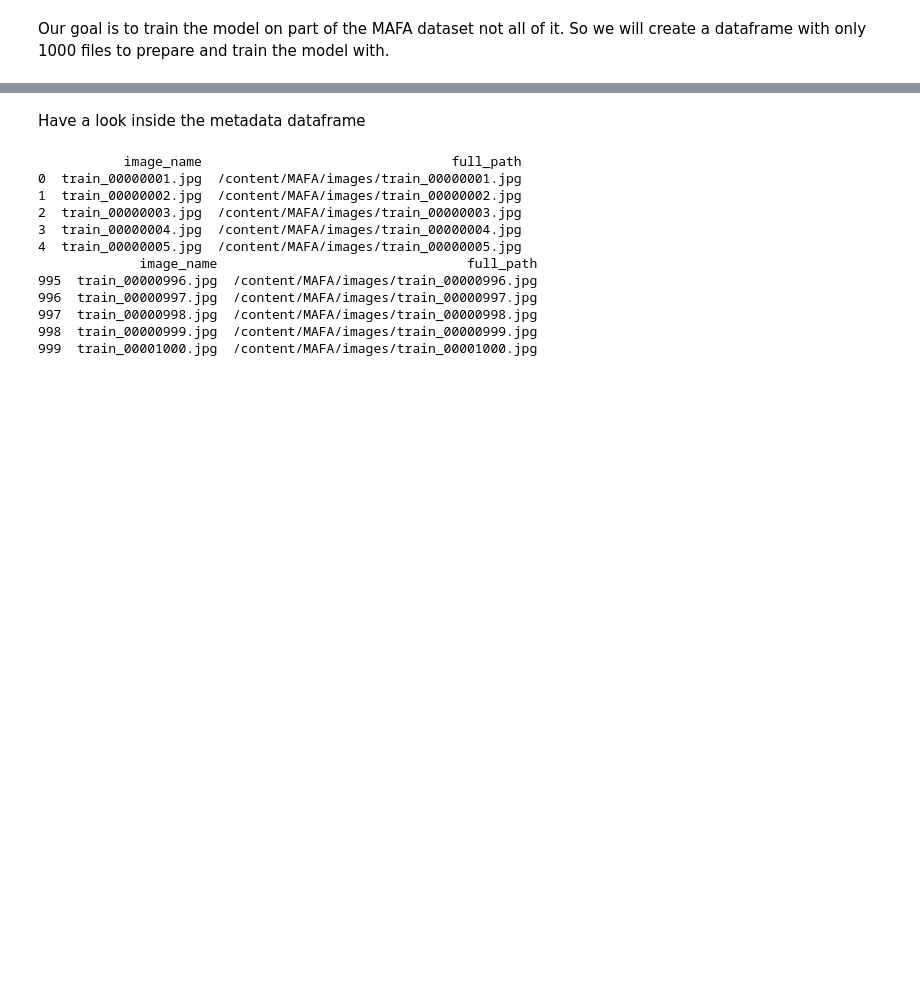
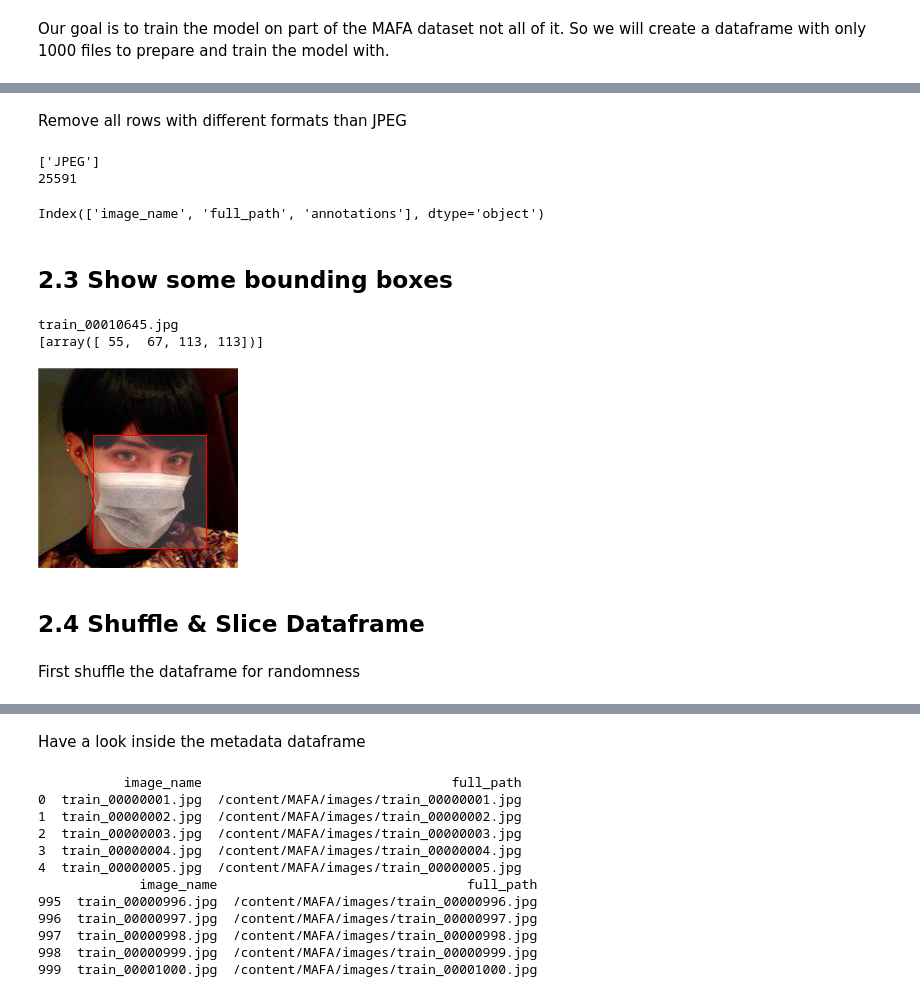
Before and after one commit to Heba-Atef99/FaceBoxes_Tensorflow, a Jupyter notebook: Training/prepare_data/explore_and_prepare_MAFA.ipynb, the cells around one changed output, grey strips where cells are left out. Saved outputs shown, nothing was run; the diff lists cells and outputs as text; code cells hidden in the pictures; blank space fills up the shorter version.

```diff
--- a/Training/prepare_data/explore_and_prepare_MAFA.ipynb
+++ b/Training/prepare_data/explore_and_prepare_MAFA.ipynb
@@ -102,0 +225,14 @@ Our goal is to train the model on part of the MAFA dataset not all of it. So we
+# %%
+def check_format(image_path):
+  with tf.io.gfile.GFile(image_path, 'rb') as f:
+      encoded_jpg = f.read()
+
+  # check image format
+  encoded_jpg_io = io.BytesIO(encoded_jpg)
+  image = Image.open(encoded_jpg_io)
+  if image.format != 'JPEG':
+    return image.format
+  return 'JPEG'
+
+metadata['format'] = metadata.full_path
+metadata['format'] = metadata.format.apply(lambda x: check_format(x))
@@ -102,0 +263,46 @@ Our goal is to train the model on part of the MAFA dataset not all of it. So we
+# %% [markdown]
+Remove all rows with different formats than JPEG
+# %%
+metadata.drop(metadata[metadata['format'] != 'JPEG'].index, inplace = True)
+print(metadata.format.unique())
+print(len(metadata))
+del metadata['format']
+metadata.columns
+# %% [output]
+['JPEG']
+25591
+Index(['image_name', 'full_path', 'annotations'], dtype='object')
+# %% [markdown]
+## 2.3 Show some bounding boxes
+# %%
+def draw_boxes_on_image(path, boxes):
+
+    image = Image.open(path)
+    draw = ImageDraw.Draw(image, 'RGBA')
+    width, height = image.size
+
+    for b in boxes:
+        xmin, ymin, w, h = b
+        xmax, ymax = xmin + w, ymin + h
+
+        fill = (255, 255, 255, 45)
+        outline = 'red'
+        draw.rectangle(
+            [(xmin, ymin), (xmax, ymax)],
+            fill=fill, outline=outline
+        )
+    return image
+# %%
+i = random.randint(0, len(metadata) - 1)  # choose a random image
+print(metadata.image_name[i])
+some_boxes = metadata.annotations[i]
+print(some_boxes)
+draw_boxes_on_image(metadata.full_path[i], some_boxes)
+# %% [output]
+train_00010645.jpg
+[array([ 55,  67, 113, 113])]
+[figure, added]
+# %% [markdown]
+## 2.4 Shuffle & Slice Dataframe
+# %% [markdown]
+First shuffle the dataframe for randomness
```
Also changed, not shown: parts of 76 cells of this notebook.
